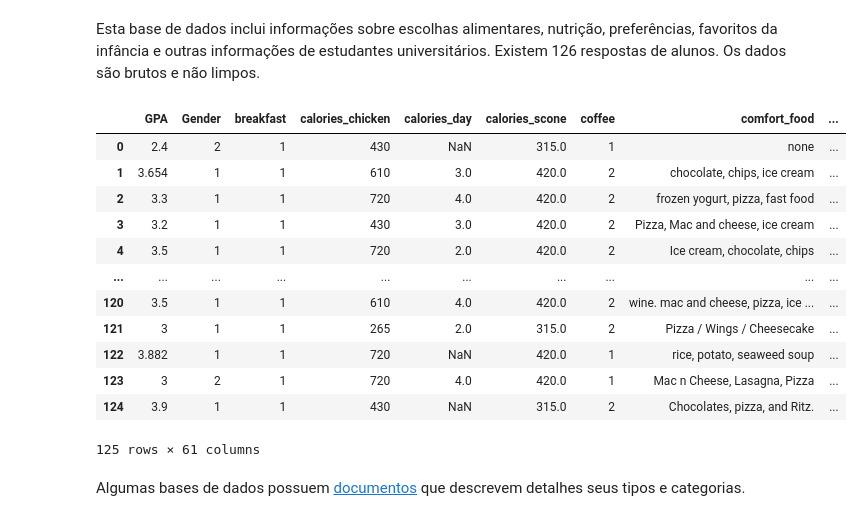
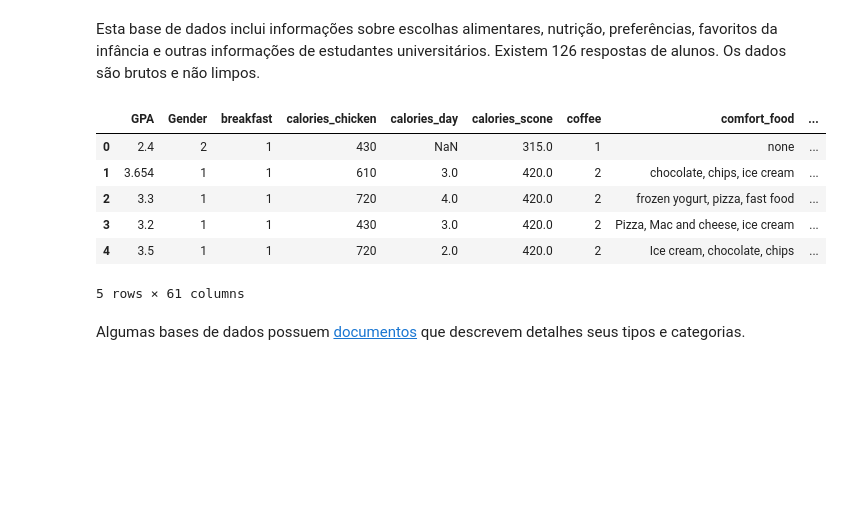
Before and after one commit to paulotguerra/QXD0178, a Jupyter notebook: 01.00-Introducao-Mineracao-de-Dados.ipynb, the cells around one changed output. Saved outputs shown, nothing was run; the diff lists cells and outputs as text; code cells hidden in the pictures; blank space fills up the shorter version.

```diff
--- a/01.00-Introducao-Mineracao-de-Dados.ipynb
+++ b/01.00-Introducao-Mineracao-de-Dados.ipynb
@@ -135,20 +133,14 @@ Para fazer uso efetivo da mineração, é preciso pensar em algumas questões im
 Esta base de dados inclui informações sobre escolhas alimentares, nutrição, preferências, favoritos da infância e outras informações de estudantes universitários. Existem 126 respostas de alunos. Os dados são brutos e não limpos.
 # %%
 df = pd.read_csv("https://raw.githubusercontent.com/She-Codes-Now/Intro-to-Data-Science-with-R/master/food_coded.csv")
-df
+df.head()
 # %% [output]
 |  | GPA | Gender | breakfast | calories_chicken | calories_day | calories_scone | coffee | comfort_food | ... |
 | 0 | 2.4 | 2 | 1 | 430 | NaN | 315.0 | 1 | none | ... |
 | 1 | 3.654 | 1 | 1 | 610 | 3.0 | 420.0 | 2 | chocolate, chips, ice cream | ... |
 | 2 | 3.3 | 1 | 1 | 720 | 4.0 | 420.0 | 2 | frozen yogurt, pizza, fast food | ... |
 | 3 | 3.2 | 1 | 1 | 430 | 3.0 | 420.0 | 2 | Pizza, Mac and cheese, ice cream | ... |
 | 4 | 3.5 | 1 | 1 | 720 | 2.0 | 420.0 | 2 | Ice cream, chocolate, chips | ... |
-| ... | ... | ... | ... | ... | ... | ... | ... | ... | ... |
-| 120 | 3.5 | 1 | 1 | 610 | 4.0 | 420.0 | 2 | wine. mac and cheese, pizza, ice ... | ... |
-| 121 | 3 | 1 | 1 | 265 | 2.0 | 315.0 | 2 | Pizza / Wings / Cheesecake | ... |
-| 122 | 3.882 | 1 | 1 | 720 | NaN | 420.0 | 1 | rice, potato, seaweed soup | ... |
-| 123 | 3 | 2 | 1 | 720 | 4.0 | 420.0 | 1 | Mac n Cheese, Lasagna, Pizza | ... |
-| 124 | 3.9 | 1 | 1 | 430 | NaN | 315.0 | 2 | Chocolates, pizza, and Ritz. | ... |
-125 rows × 61 columns
+5 rows × 61 columns
 # %% [markdown]
 Algumas bases de dados possuem [documentos](https://www.kaggle.com/datasets/borapajo/food-choices?select=codebook_food.docx) que descrevem detalhes seus tipos e categorias.
```
Also changed, not shown: parts of 12 cells of this notebook.
